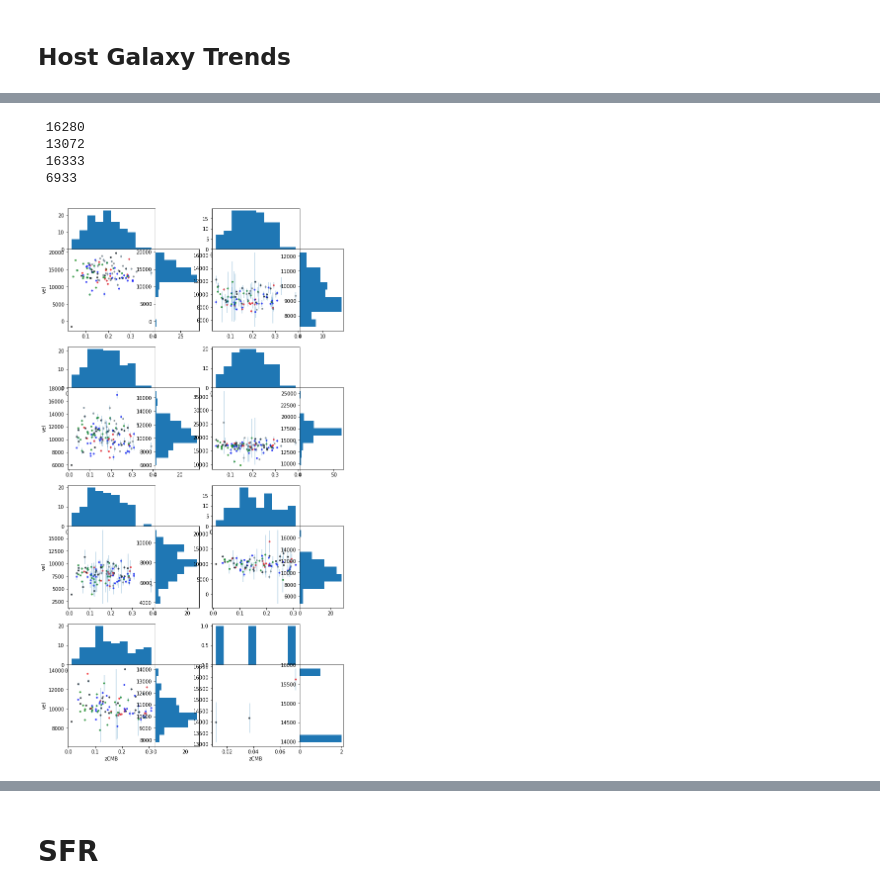
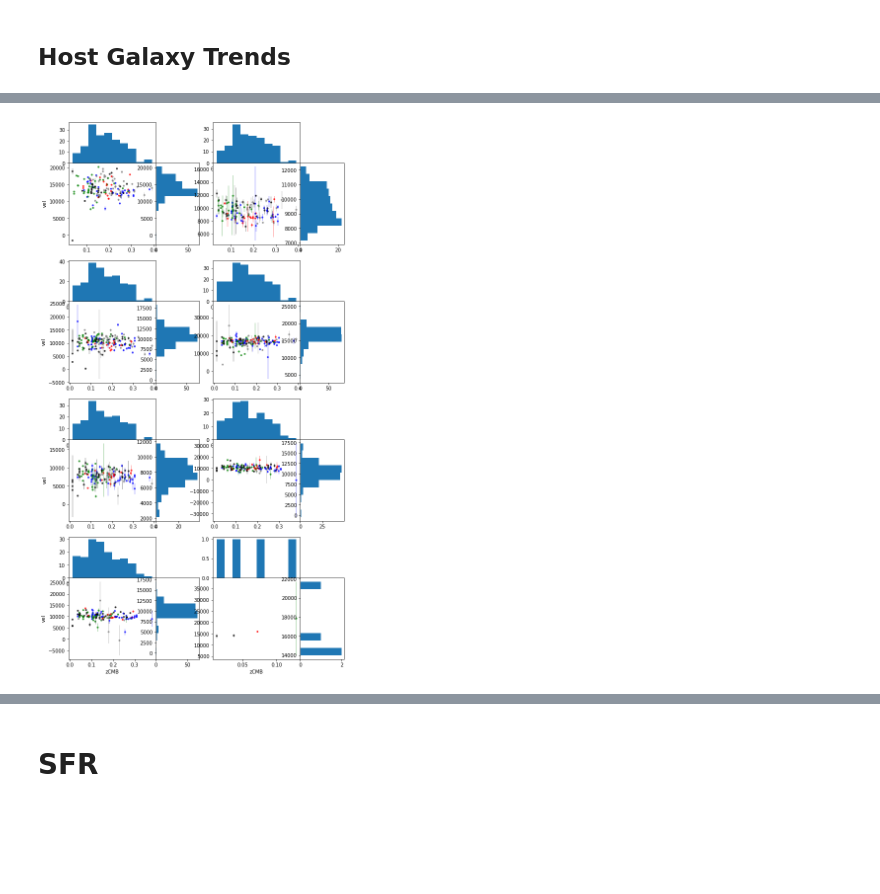
Before and after one commit to mwvgroup/SN-Spectral-Evolution, a Jupyter notebook: notebooks/host_galaxy_trends.ipynb, the cells around one changed output, grey strips where cells are left out. Cells and saved outputs as stored; diff of their text form; code cells hidden in the pictures; blank space fills up the shorter version.

```diff
--- a/notebooks/host_galaxy_trends.ipynb
+++ b/notebooks/host_galaxy_trends.ipynb
@@ -118,31 +115,34 @@ def plot_scatter_hist(data, features, xcol, ycol, yerrcol=None, xlabel=None, yla
     """
 
     fig, *axes = create_corner_hist_figure(
-        num_subfigs=len(features),
+        num_subfigs = len(features),
         fig_size=figsize or (10, 20),
         vspace=.2,
         xlabel=xcol if xlabel is None else xlabel,
-        ylabel=ycol if ylabel is None else ylabel)
+        ylabel=ycol if ylabel is None else ylabel
+    )
+
+    # Create a copy of the plotting data with a new column for the color of the plotted data
+    color_mapping = dict(BL='red', SS='green', CL='blue', CN='black', unknown='grey')
+    color_data = data.copy()
+    color_data['color'] = color_data['branch_type'].fillna('unknown').map(color_mapping)
 
     for feat, scatter_ax, horizontal_ax, vertical_ax in zip(features, *axes):
-        feat_data = data.loc[feat]
+        feat_data = color_data.loc[feat]
         x = feat_data[xcol]
         y = feat_data[ycol]
+        c = feat_data['color']
 
+        scatter_ax.scatter(x, y, s=8, c=c, alpha=0.7)
+        horizontal_ax.hist(x)
+        vertical_ax.hist(y, orientation='horizontal')
         if yerrcol:
-            scatter_ax.errorbar(x, y, feat_data[yerrcol], linestyle='', alpha = 0.3)
+            scatter_ax.errorbar(x, y, feat_data[yerrcol], linestyle='', ecolor=c, alpha = 0.3)
 
-
-            color_data = feat_data.copy()
-            color_data = color_data.reset_index()
-            color_data['branch_type'] = color_data['branch_type'].fillna('unknown')
-            color_data = color_data.branch_type.map(dict(BL='red', SS='green', CL='blue', CN='black', unknown='grey', nan = 'grey'))
-            color_data = color_data.values
-            scatter_ax.scatter(x, y, s=8, c=color_data, alpha=0.7)
-            horizontal_ax.hist(x)
-            vertical_ax.hist(y, orientation='horizontal')
-
-            #scatter_ax.errorbar(x, y, feat_data[yerrcol], linestyle='', c=color_data)
+        # To do a stacked histogram, use:
+        #hist_data = feat_data.reset_index().pivot(columns='branch_type')
+        #hist_data[xcol].plot(kind='hist', ax=horizontal_ax, stacked=True, legend=False)
+        #hist_data[ycol].plot(kind='hist', ax=vertical_ax, stacked=True, legend=False, orientation='horizontal')
 # %%
 def outlier_finder(df, feature, prop, p_or_v, xmin, xmax, ymin, ymax):
     df = df.reset_index()
@@ -186,22 +174,16 @@ plot_scatter_hist(
 # %%
 # redshift vel
-print(outlier_finder(sdss_combined, 'pW1', 'zCMB', 'vel', 0, 0.1, -20000, 0))
-print(outlier_finder(sdss_combined, 'pW3', 'zCMB', 'vel', 0.2, 0.3, 16000, 40000))
-print(outlier_finder(sdss_combined, 'pW4', 'zCMB', 'vel', 0, 0.5, 25000, 40000))
-print(outlier_finder(sdss_combined, 'pW6', 'zCMB', 'vel', 0, 0.5, 15000, 40000))
+# print(outlier_finder(sdss_final, 'pW1', 'zCMB', 'vel', 0, 0.1, -20000, 0))
+# print(outlier_finder(sdss_final, 'pW3', 'zCMB', 'vel', 0.2, 0.3, 16000, 40000))
+# print(outlier_finder(sdss_final, 'pW4', 'zCMB', 'vel', 0, 0.5, 25000, 40000))
+# print(outlier_finder(sdss_final, 'pW6', 'zCMB', 'vel', 0, 0.5, 15000, 40000))
-# %% [output]
- 16280
- 13072
- 16333
- 6933
 # %%
-#KF, velocity
-features = [f'pW{i}' for i in range(1, 9)]
+# velocity
 plot_scatter_hist(
-    sdss_combined,
+    sdss_final,
     features,
     'zCMB',
     'vel',
     'vel_samperr')
 # %% [output]
-[figure, old version]
+[figure, new version]
```
Also changed, not shown: parts of 47 cells of this notebook, 1 other file.
